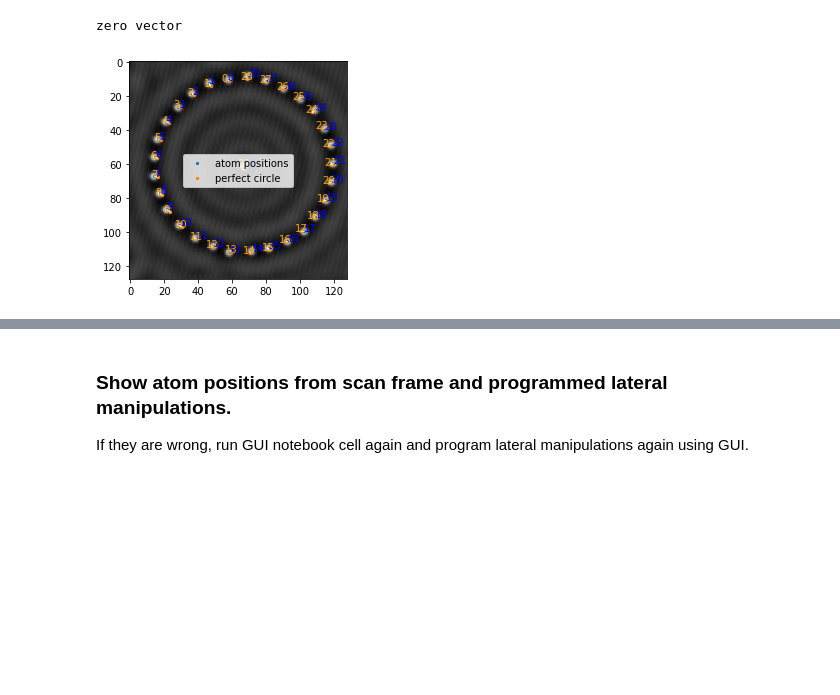
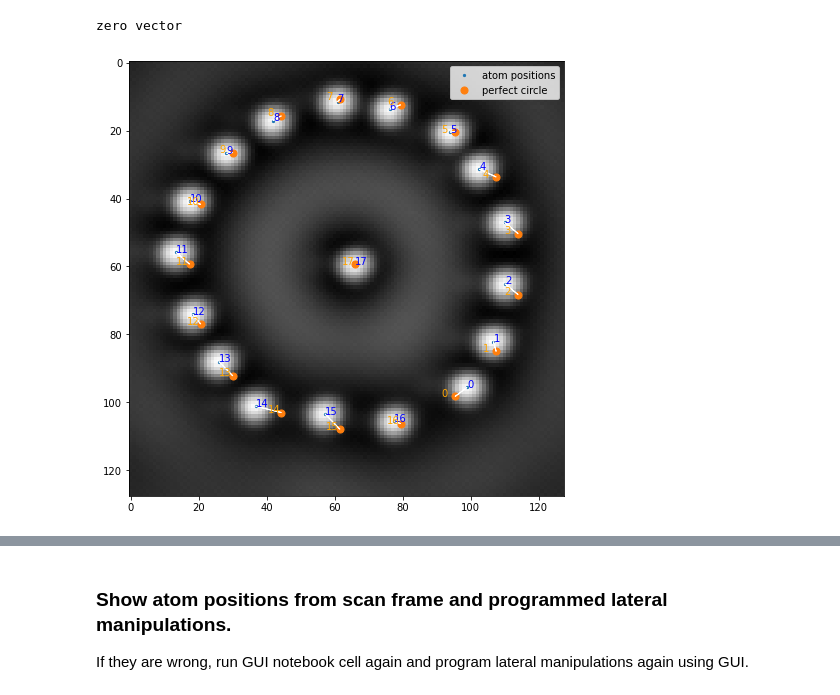
Before and after one commit to abekipnis/Kondo-Aalto, a Jupyter notebook: example_notebooks/GUI2.ipynb, the cells around one changed output, grey strips where cells are left out. Saved outputs shown, nothing was run; the diff lists cells and outputs as text; code cells hidden in the pictures; blank space fills up the shorter version.

```diff
--- a/example_notebooks/GUI2.ipynb
+++ b/example_notebooks/GUI2.ipynb
@@ -99,7 +105,7 @@ C.get_corral_radius(1.1, savefig=False)
 n_wall_atoms = len(C.centroids) - 1
 center = C.get_central_atom(C.centroids)
 
-radius = 10
+radius = 4.2
 perfect_circle = np.array([[radius*np.cos(t), radius*np.sin(t)] for t in np.arange(0, 2*np.pi, 2*np.pi/(n_wall_atoms))])
 perfect_circle = np.concatenate((perfect_circle, [[0,0]]))
 perfect_circle = list(map(C.nm_to_pix, perfect_circle))
@@ -117,13 +132,14 @@ plt.show()
 # %%
 # Kabsch algorithm for the best rotation between two sets to minimize distance
 from scipy.spatial.transform import Rotation
-
+offset_nm = CC.get_xy_nm()
+len_nm = CC.get_len_nm()
 # create 3D arrays to align vectors using algorithm
 # subtract the center
 centroids_3D = np.array(C.centroids) - np.array(center)
 
 # need to order centroids in same order as perfect circle to make Kabsch algo work
-refvec = [0, 1]
+refvec = [-1, -2]
 clockwise_angle = lambda point: clockwiseangle(point, [0,0], refvec)
 centroids_3D = np.array(sorted(centroids_3D, key=clockwise_angle))
 
@@ -134,34 +150,34 @@ perfect_circle_3D = np.append(perfect_circle_3D.T, [np.zeros(len(C.centroids)).T
 
 R, rmsd_ = Rotation.align_vectors(centroids_3D, perfect_circle_3D)
 
 applied_rotation = R.apply(perfect_circle_3D)[:,0:2].T
 applied_rotation = [x + center for x in applied_rotation.T]
 
 centroids_3D = np.array([c + center for c in centroids_3D[:,0:2]])
 
-
+plt.figure(figsize=(8,8))
 plt.imshow(dispmat);
 
 plt.scatter(*np.array(centroids_3D).T, label="atom positions", s=5)
-plt.scatter(*np.array(applied_rotation).T, label="perfect circle", s=5)
+plt.scatter(*np.array(applied_rotation).T, label="perfect circle", s=50)
 plt.legend()
 
 for n,c in enumerate(centroids_3D):
     #print(*centroids_3D[:][n], applied_rotation[n])
     initial = pixel_to_nm(centroids_3D[:,][n], dispmat, offset_nm, [len_nm, len_nm])
 
     final = pixel_to_nm(np.array(applied_rotation[n]).T, dispmat[:,:,0], offset_nm, [len_nm, len_nm])
 
     dx, dy = (np.array(applied_rotation[n]) - np.array(centroids_3D[n]))
 
     plt.text(*c,'%d' %(n), color='blue')
     plt.text(*(applied_rotation[n]-[4,0]),'%d' %(n), color='orange')
 
     plt.arrow(*centroids_3D[n], dx, dy, color="white")
 plt.show()
 
 #np.dot(R.as_matrix(), perfect_circle_3D)
 # %% [output]
 zero vector
-[figure, old version]
+[figure, new version]
 # %%
```
Also changed, not shown: parts of 14 cells of this notebook, 1 other file.
